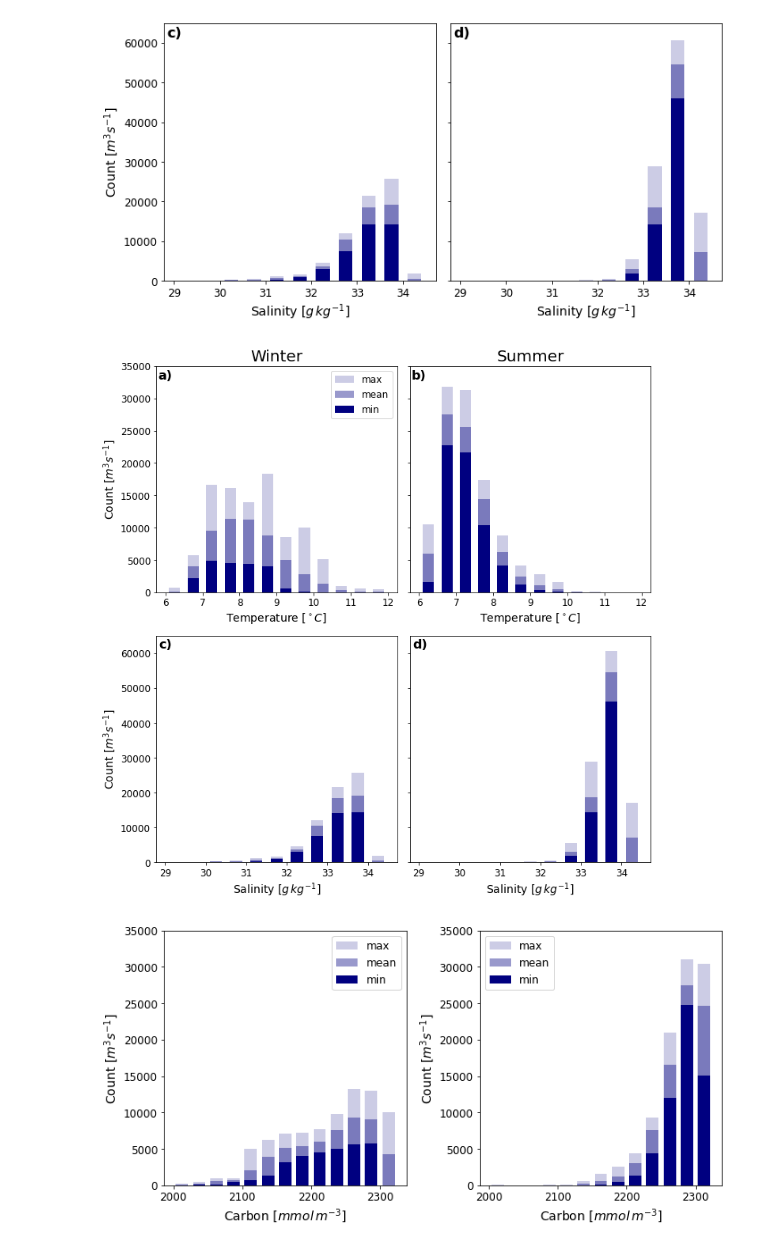
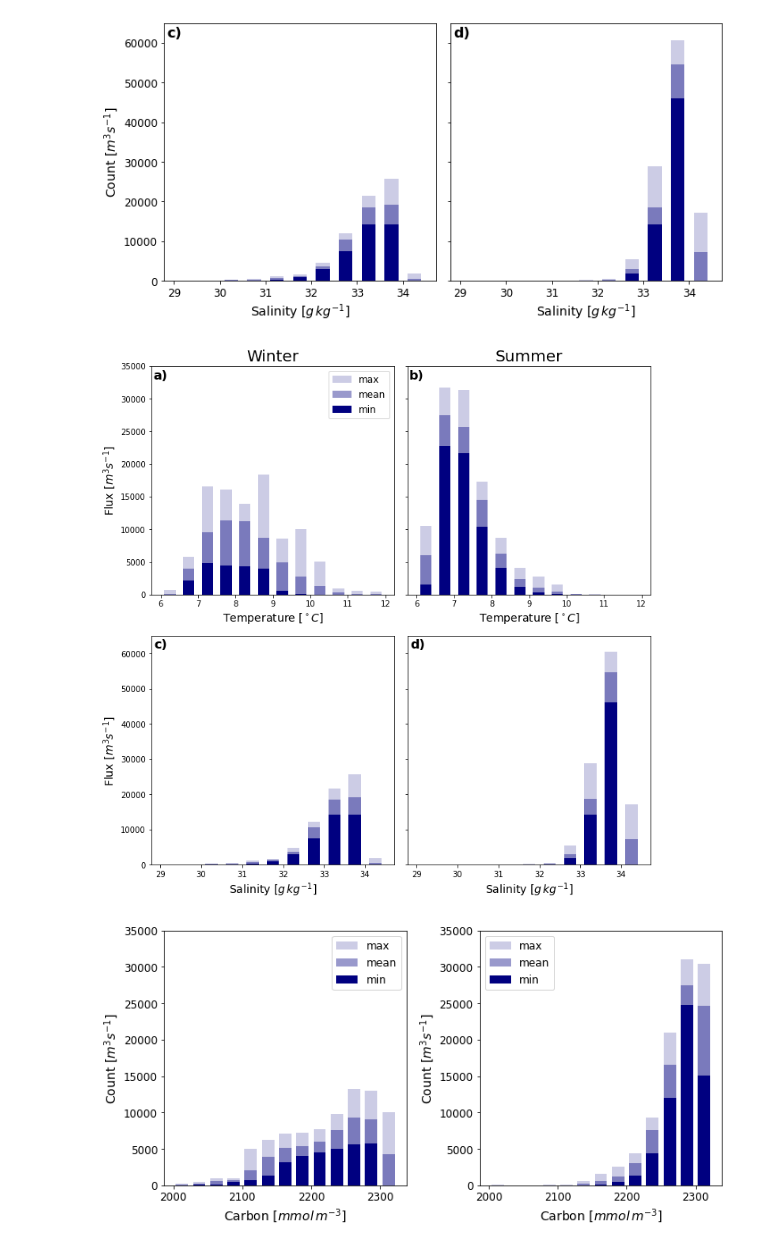
Before and after one commit to UBC-MOAD/analysis-becca, a Jupyter notebook: Ariane/tracerFluxCS-JR.ipynb, the cells around one changed output. Saved outputs shown, nothing was run; the diff lists cells and outputs as text; code cells hidden in the pictures.

```diff
--- a/Ariane/tracerFluxCS-JR.ipynb
+++ b/Ariane/tracerFluxCS-JR.ipynb
@@ -525,6 +525,3 @@ JRFluxCS(18, 63, 377, 300, ax[2], "February 2019")
 ##### we want to do this for allllll the years though
 # %%
 yearjumps = [0,1,-2,1,0,1,0,1,1,0,1,0]
-# %%
-c = ['tab:blue', 'tab:orange', 'tab:green', 'tab:red', 'tab:purple']
-labels = ['2016','2017','2018','2019','2020']
@@ -832,7 +831,7 @@ ax[0,0].bar(bin_centers,mean,width = 0.3, color='navy',alpha=0.4,label='mean')
 ax[0,0].bar(bin_centers, mini,width = 0.3, color='navy',label='min')
 
 ax[0,0].set_title('Winter', fontsize = 20)
-ax[0,0].set_ylabel('Count [$m^{3}s^{-1}$]', fontsize = 14)
+ax[0,0].set_ylabel('Flux [$m^{3}s^{-1}$]', fontsize = 14)
 ax[0,0].set_xlabel('Temperature [$^\circ C$]', fontsize = 14)
 ax[0,0].set_ylim([0,35000])
 ax[0,0].legend(fontsize = 12)
@@ -874,38 +873,38 @@ ax[1,0].bar(bin_centers,mean,width = 0.3, color='navy',alpha=0.4,label='mean')
 ax[1,0].bar(bin_centers, mini,width = 0.3, color='navy',label='min')
 
 # ax[0].set_title('Winter')
-ax[1,0].set_ylabel('Count [$m^{3}s^{-1}$]', fontsize=14)
+ax[1,0].set_ylabel('Flux [$m^{3}s^{-1}$]', fontsize=14)
 ax[1,0].set_xlabel('Salinity [$g \, kg^{-1}$]', fontsize=14)
 ax[1,0].set_ylim([0,65000])
 # ax[0].legend()
 
 #plt may
 may_sal,x,_ = ax[1,1].hist([StracerS16,StracerS17,StracerS18,StracerS19,StracerS20], bins=np.arange(29,35,0.5), weights= [transportS16,transportS17,transportS18,transportS19,transportS20],  color=c, alpha=0)
 bin_centers = 0.5*(x[1:]+x[:-1])
 
 mean = np.mean(may_sal,axis=0)
 mini = np.min(may_sal,axis=0)
 maxi = np.max(may_sal,axis=0)
 
 ax[1,1].bar(bin_centers,maxi,width = 0.3,color='navy',alpha=0.2,label='max')
 ax[1,1].bar(bin_centers,mean,width = 0.3, color='navy',alpha=0.4,label='mean')
 ax[1,1].bar(bin_centers, mini,width = 0.3, color='navy',label='min')
 
 # ax[1].set_title('Summer')
 # ax[1].set_ylabel('Count [$m^{3}s^{-1}$]', fontsize=14)
 ax[1,1].set_yticklabels([])#,fontsize=14)
 ax[1,1].set_xlabel('Salinity [$g \, kg^{-1}$]', fontsize=14)
 ax[1,1].set_ylim([0,65000])
 # ax[1].legend()
 
 #labels
 ax[1,0].text(28.85, 61500, 'c)', weight= "bold", fontsize=16)
 ax[1,1].text(28.85, 61500, 'd)', weight= "bold", fontsize=16)
 
 plt.tight_layout()
 plt.savefig("./figures/physics_histograms.pdf")
 # %% [output]
-[figure, old version]
+[figure, new version]
 # %%
 #CARBON
 bins = np.arange(2000,2350,25)
```
Also changed, not shown: parts of 1 cell of this notebook, 4 other files.
